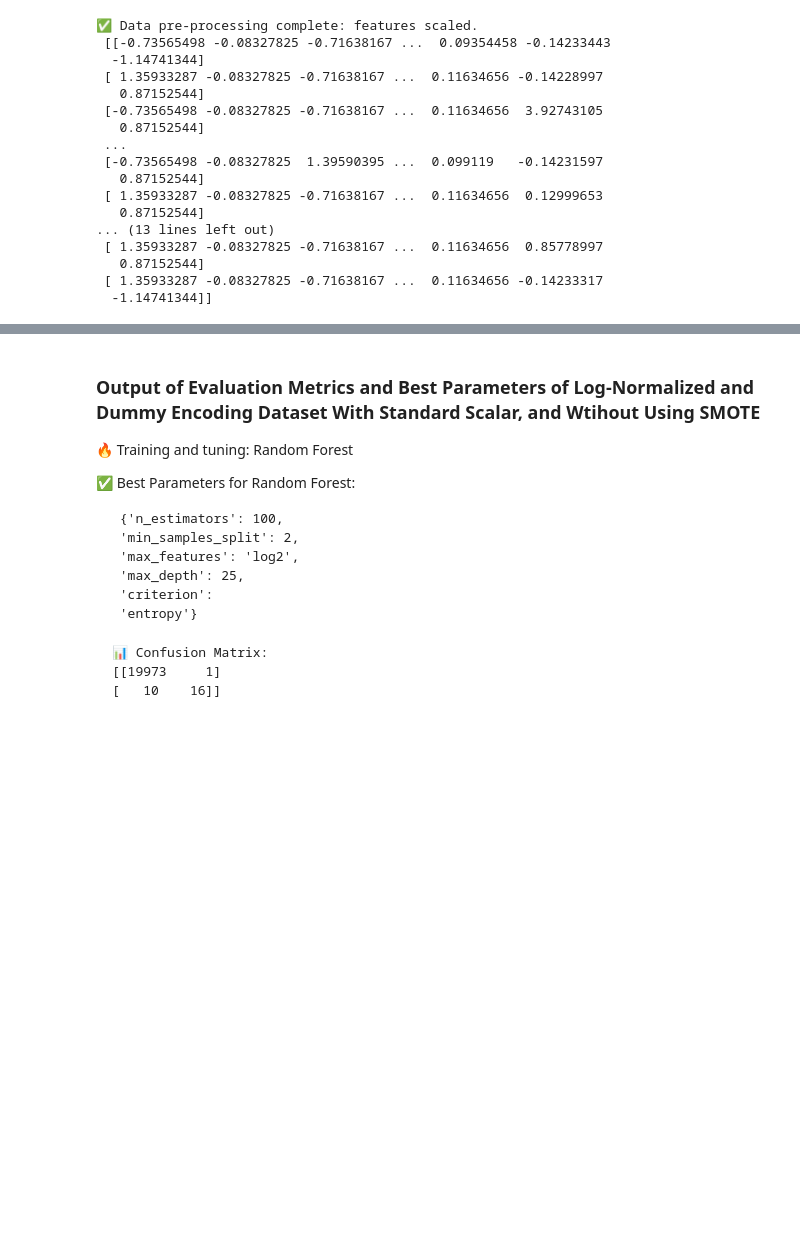
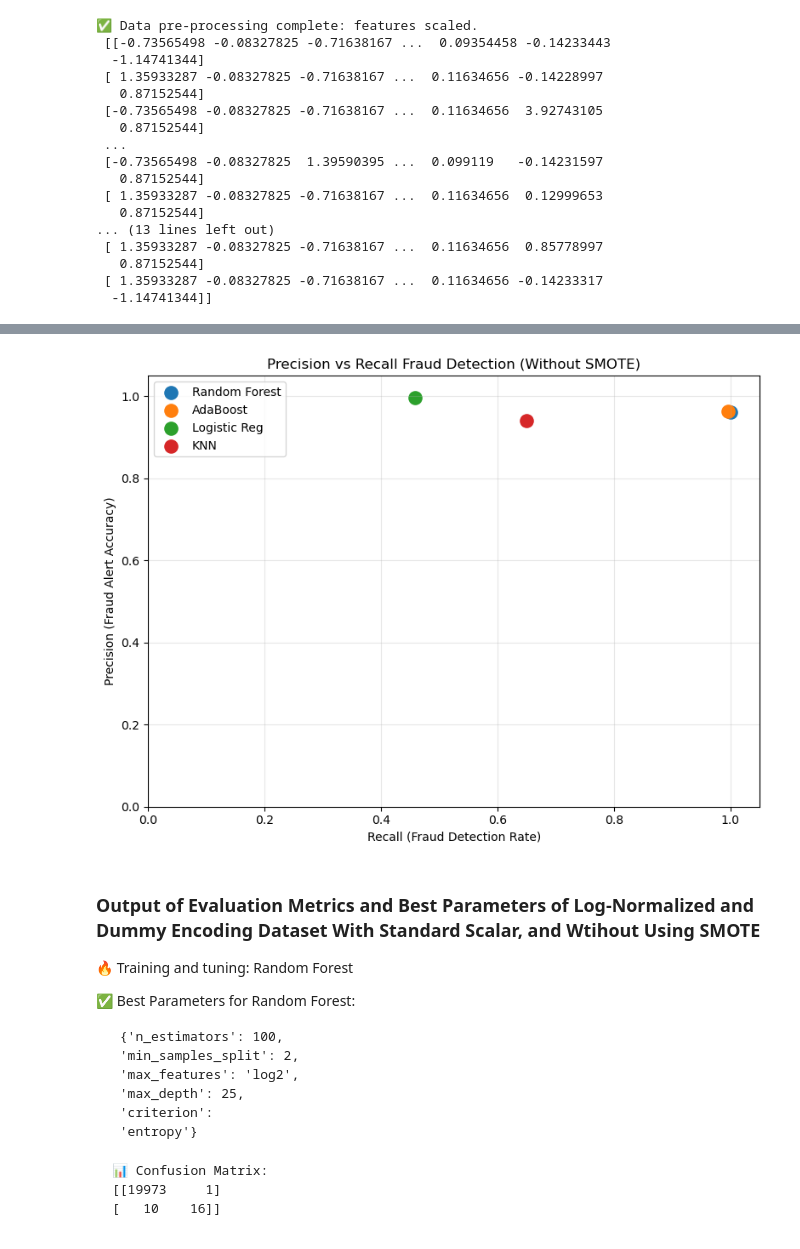
Before and after one commit to DataEden/fari-tech-portfolio, a Jupyter notebook: applied-data-science-machine-learning/ml-fraud-detection/notebooks/model_train.ipynb, the cells around one changed output, grey strips where cells are left out. Saved outputs shown, nothing was run; the diff lists cells and outputs as text; code cells hidden in the pictures; blank space fills up the shorter version.

```diff
--- a/applied-data-science-machine-learning/ml-fraud-detection/notebooks/model_train.ipynb
+++ b/applied-data-science-machine-learning/ml-fraud-detection/notebooks/model_train.ipynb
@@ -278,0 +627,33 @@ weighted avg      0.999     0.999     0.999     20000
+# %%
+# Plotting Precision vs Recall for each model (without SMOTE)
+
+plt.figure(figsize=(8, 6))
+
+# To prevent overlapping points in the scatter plot, we can add a small random jitter to the precision and recall values.
+# This will help to visually separate points that have similar or identical precision and recall scores.
+seen = set()
+
+# Add small random jitter to points to prevent overlap
+for _, row in results.iterrows():
+    x = row["Recall"] + np.random.uniform(-0.005, 0.005)
+    y = row["Precision"] + np.random.uniform(-0.005, 0.005)
+
+    label = row["Model"] if row["Model"] not in seen else None
+    seen.add(row["Model"])
+
+    plt.scatter(x, y, s=120, label=label)
+
+plt.title("Precision vs Recall Fraud Detection (Without SMOTE)")
+plt.xlabel("Recall (Fraud Detection Rate)")
+plt.ylabel("Precision (Fraud Alert Accuracy)")
+plt.xlim(0, 1.05)
+plt.ylim(0, 1.05)
+plt.grid(alpha=0.3)
+plt.legend()
+plt.tight_layout()
+
+# Save the plot
+plt.savefig("../assets/charts/model-performance-without-smote-precision-recall.png", dpi=300)
+plt.show()
+# %% [output]
+[figure, added]
```
Also changed, not shown: parts of 30 cells of this notebook.
